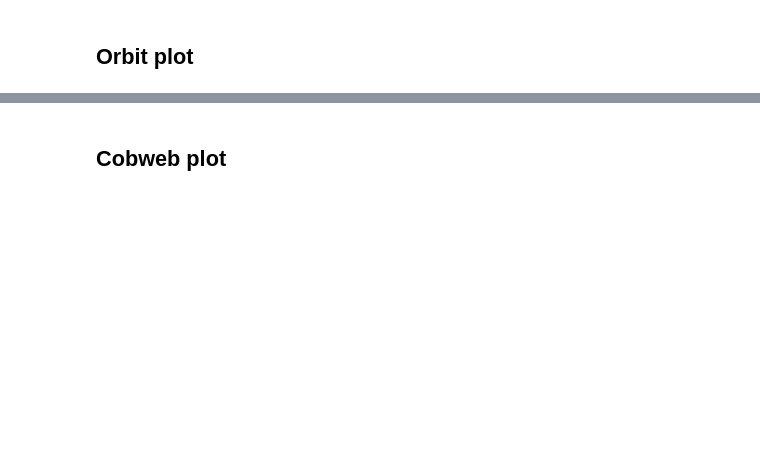
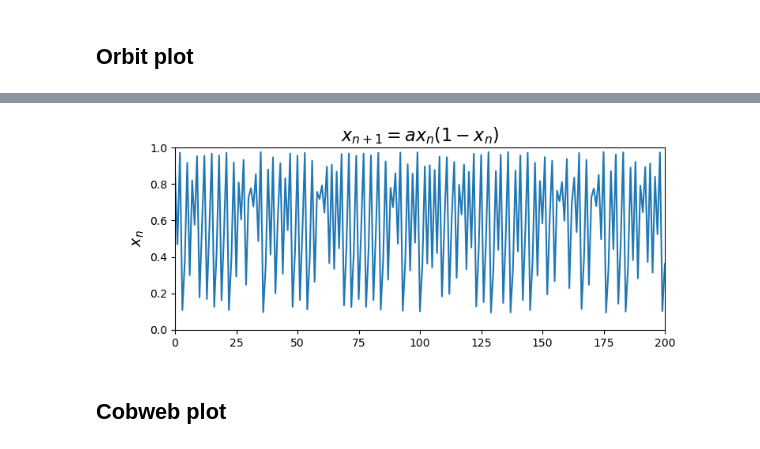
Before and after one commit to kuvychko/numeric_exploration, a Jupyter notebook: logistic_map.ipynb, the cells around one changed output, grey strips where cells are left out. Drawn from its saved outputs; the diff is of its cells as text; code cells hidden in the pictures; blank space fills up the shorter version.

```diff
--- a/logistic_map.ipynb
+++ b/logistic_map.ipynb
@@ -79,3 +89,3 @@ orbit_plot(200, 0.85, 3.5)
 # %%
-orbit_plot(200, 0.85, 3.9)
+orbit_plot(200, 0.86, 3.9)
 # %% [output]
@@ -84,3 +92,4 @@ orbit_plot(200, 0.85, 3.9)
+[figure, added]
 # %% [markdown]
 ## Cobweb plot
 # %%
```
Also changed, not shown: parts of 19 cells of this notebook, 2 other files.
